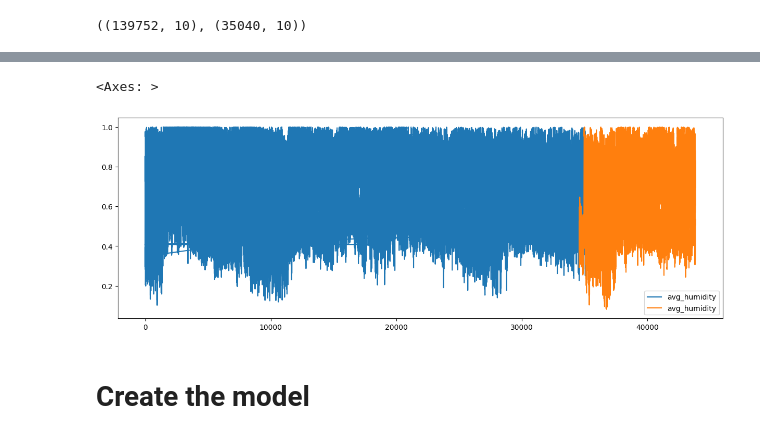
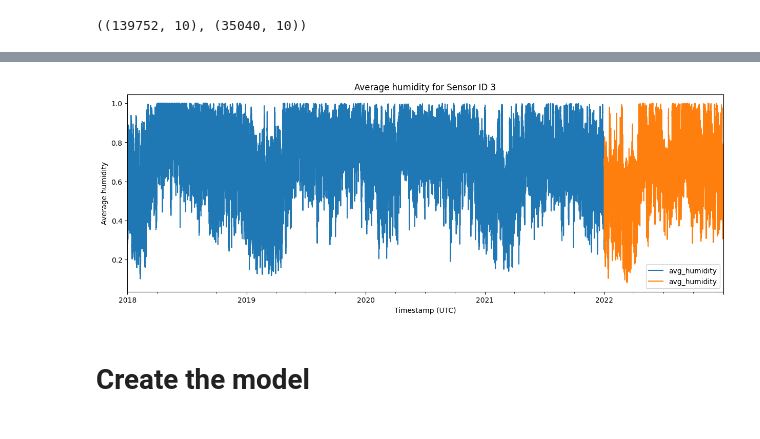
Before and after one commit to muigaidaniel/unrelo-ml, a Jupyter notebook: unrelo_3.ipynb, the cells around one changed output, grey strips where cells are left out. Cells and saved outputs as stored; diff of their text form; code cells hidden in the pictures.

```diff
--- a/unrelo_3.ipynb
+++ b/unrelo_3.ipynb
@@ -207,10 +211,15 @@ test[['avg_temp']].plot(ax=ax)
 # %%
-fig, ax=plt.subplots(figsize=(15,5))
-train[['avg_humidity']].plot(ax=ax)
-test[['avg_humidity']].plot(ax=ax)
+fig, ax = plt.subplots(figsize=(15, 5))
+train.loc[train['sensor_id'] == 3][['timestamp (UTC)', 'avg_humidity']].plot(x='timestamp (UTC)', ax=ax)
+test.loc[test['sensor_id'] == 3][['timestamp (UTC)', 'avg_humidity']].plot(x='timestamp (UTC)', ax=ax)
+
+ax.set_xlabel('Timestamp (UTC)')
+ax.set_ylabel('Average humidity')
+ax.set_title('Average humidity for Sensor ID 3')
+
+plt.show()
 # %% [output]
-<Axes: >
-[figure, old version]
+[figure, new version]
 # %%
 train=create_features(train)
 test=create_features(test)
```
Also changed, not shown: parts of 10 cells of this notebook, 10 other files.
